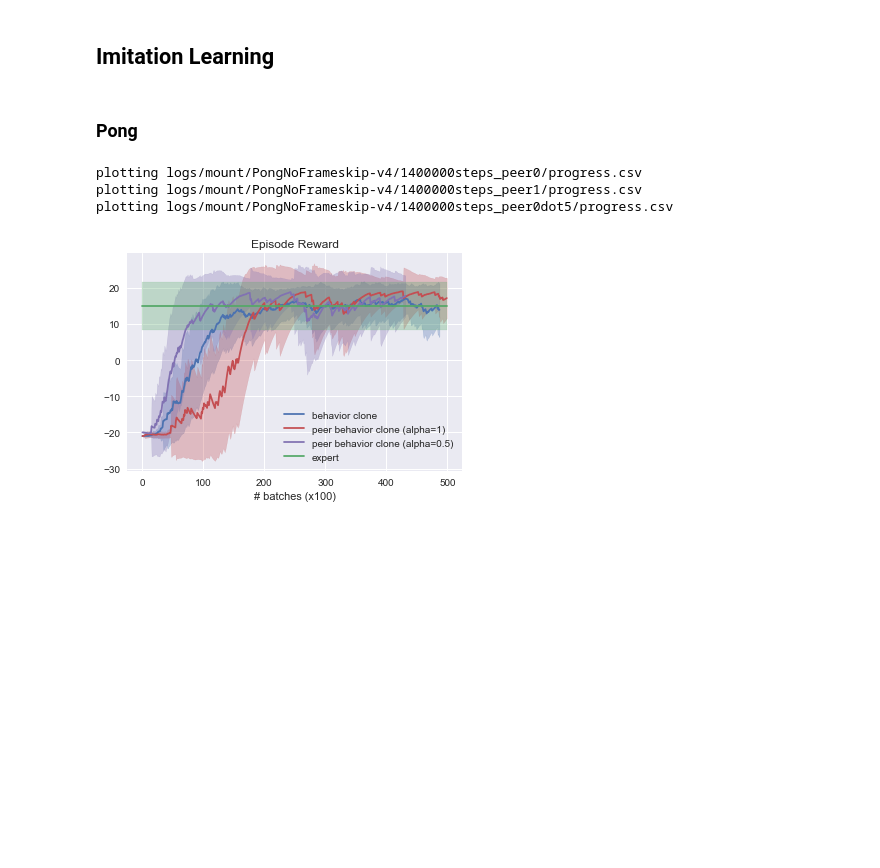
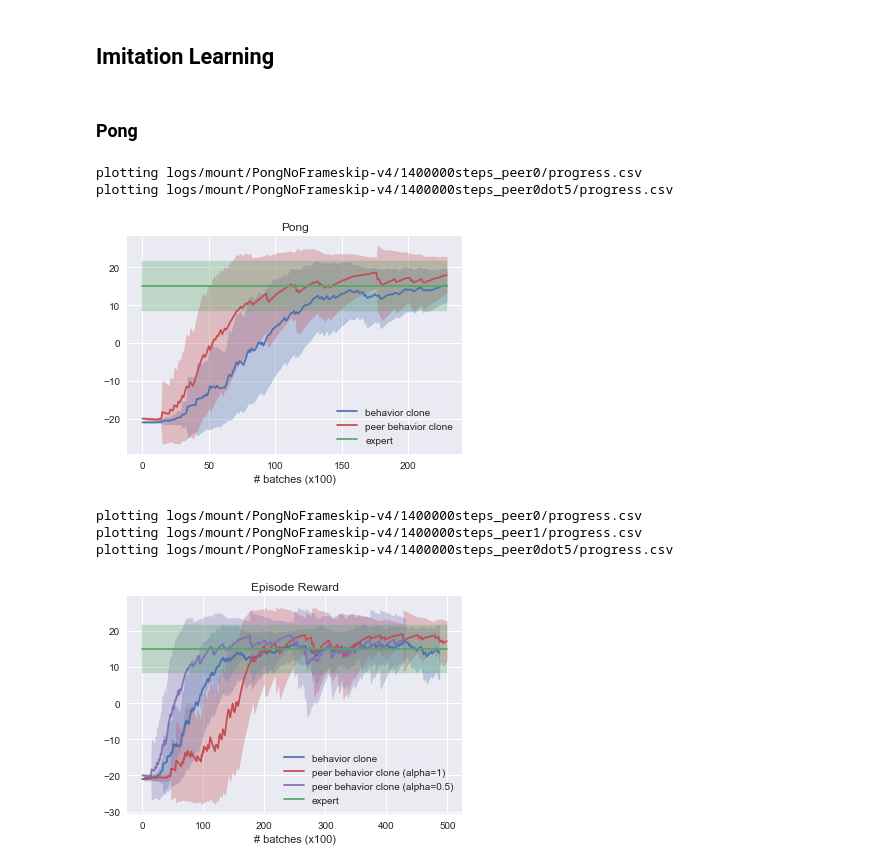
Before and after one commit to gohsyi/peer_bc_ct, a Jupyter notebook: plotter.ipynb, the cells around one changed output. Drawn from its saved outputs; the diff is of its cells as text; code cells hidden in the pictures; blank space fills up the shorter version.

```diff
--- a/plotter.ipynb
+++ b/plotter.ipynb
@@ -321,6 +322,32 @@ plotting logs/mount/TennisNoFrameskip-v4/peer0dot5_start2000/progress.csv
 ## Imitation Learning
 # %% [markdown]
 ### Pong
+# %%
+plot(
+    {
+        'path': 'logs/mount/PongNoFrameskip-v4/1400000steps_peer0/',
+        'label': 'behavior clone',
+    }, {
+#         'path': 'logs/mount/PongNoFrameskip-v4/1400000steps_peer1/',
+#         'label': 'peer behavior clone (alpha=1)',
+#         'color': 'C2',
+#     }, {
+        'path': 'logs/mount/PongNoFrameskip-v4/1400000steps_peer0dot5/',
+        'label': 'peer behavior clone',
+        'color': 'C2',
+    },
+    column='ep_reward_mean',
+    title='Pong',
+    episodes=230,
+    smooth_rate=0.05,
+    xlabel='# batches (x100)',
+    expert=np.load(
+        'logs/mount/PongNoFrameskip-v4/baseline/1400000_steps/expert.npz')['episode_returns']
+)
+# %% [output]
+plotting logs/mount/PongNoFrameskip-v4/1400000steps_peer0/progress.csv
+plotting logs/mount/PongNoFrameskip-v4/1400000steps_peer0dot5/progress.csv
+[figure, added]
 # %%
 plot(
     {
```
Also changed, not shown: parts of 4 cells of this notebook, 1 other file.
